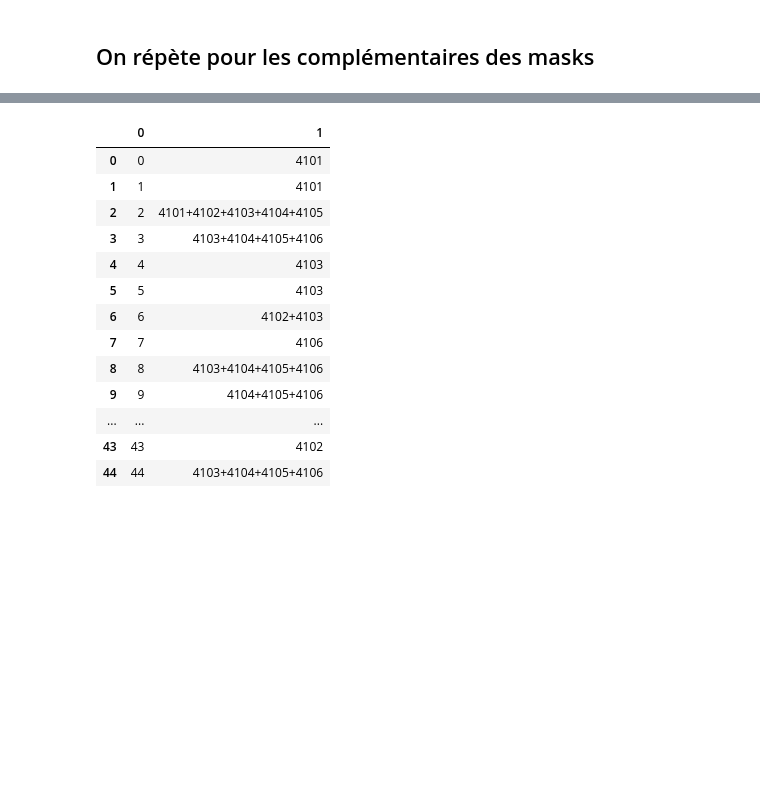
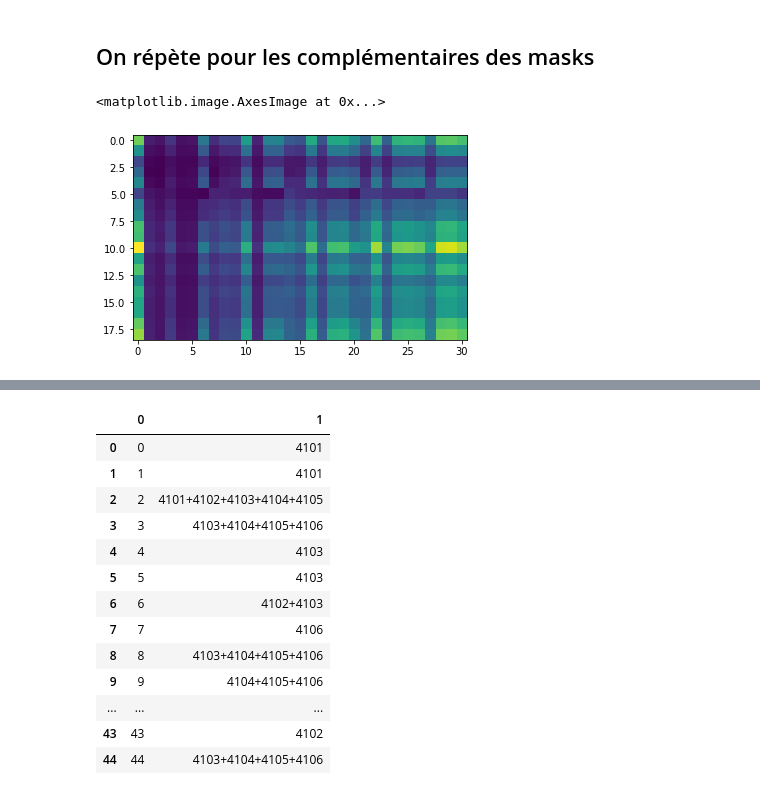
Before and after one commit to GabsRSA/stageemi, a Jupyter notebook: stageemi/my_notebook/Test_distance_two_rounds.ipynb, the cells around one changed output, grey strips where cells are left out. Cells and saved outputs as stored; diff of their text form; code cells hidden in the pictures; blank space fills up the shorter version.

```diff
--- a/stageemi/my_notebook/Test_distance_two_rounds.ipynb
+++ b/stageemi/my_notebook/Test_distance_two_rounds.ipynb
@@ -116,0 +119,5 @@ dist_comp_by_step_id_min=distance_comp_by_step_id.min("wwmf_2") # 2D (step, id)
+# %%
+plt.imshow(distance_by_step_id.isel(step=10).values)
+# %% [output]
+<matplotlib.image.AxesImage at 0x...>
+[figure, added]
```
Also changed, not shown: parts of 96 cells of this notebook.
